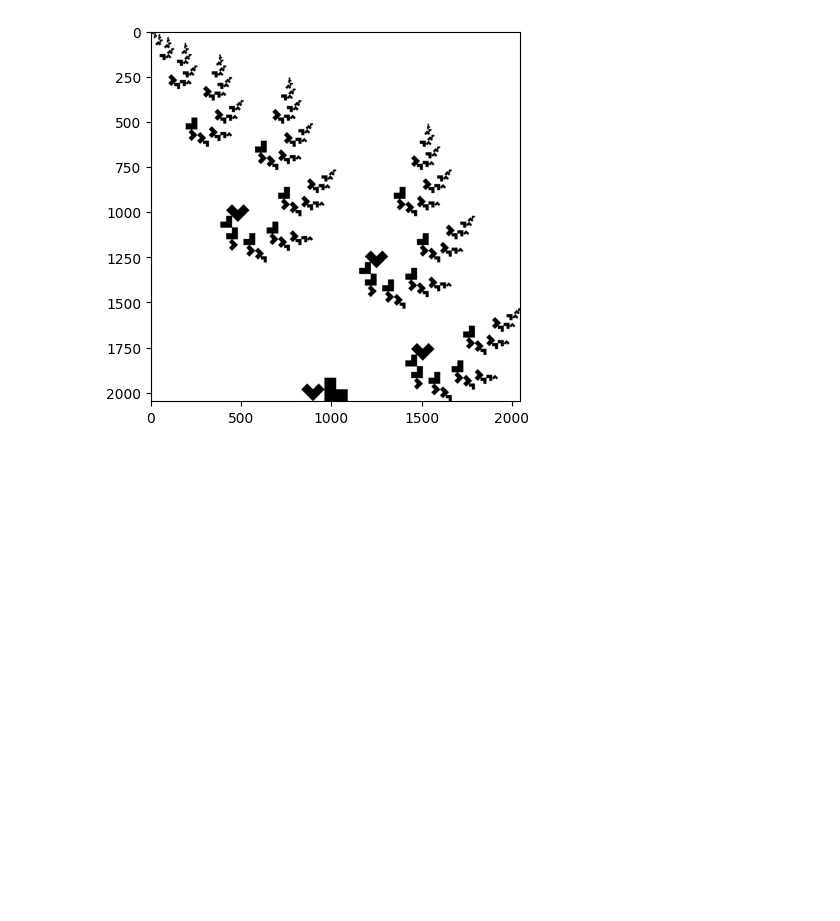
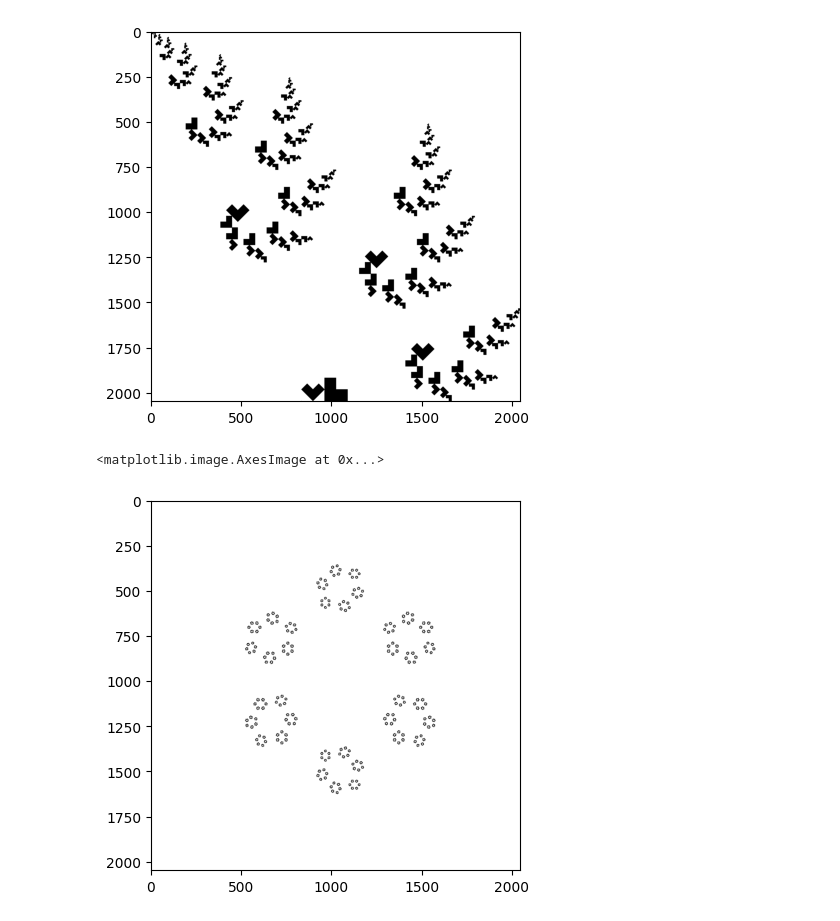
Before and after one commit to PKopel/ComplexSystems, a Jupyter notebook: lab2_ifs.ipynb, the cells around one changed output. Drawn from its saved outputs; the diff is of its cells as text; code cells hidden in the pictures; blank space fills up the shorter version.

```diff
--- a/lab2_ifs.ipynb
+++ b/lab2_ifs.ipynb
@@ -150,0 +131,20 @@ plt.imshow(ifs_5_img, cmap='binary')
+# %%
+params_4 =  [
+    # left
+    (np.array([[.11,.22],[-.22,.11]]),np.array([512-96+8     ,512+256     ])),
+    (np.array([[.22,.11],[-.11,.22]]),np.array([512+256+128-8,512+32      ])),
+    # right
+    (np.array([[.11,.22],[.22,-.11]]),np.array([512-96+8     ,1536-256+32+16])),
+    (np.array([[.22,.11],[.11,-.22]]),np.array([512+256+128-8,1536+16       ])),
+    # top
+    (np.array([[-.16,.16],[.16,.16]]),np.array([512-32     ,512+256-64+16 ])),
+    # bottom
+    (np.array([[.16,-.16],[.16,.16]]),np.array([1536-32    ,512+256-64+16 ]))
+
+]
+ifs_4 = hutchinson(params_4)
+ifs_4_img = ifs_4(image, iterations = 5)
+plt.imshow(ifs_4_img, cmap='binary')
+# %% [output]
+<matplotlib.image.AxesImage at 0x...>
+[figure, added]
```
Also changed, not shown: parts of 7 cells of this notebook.
